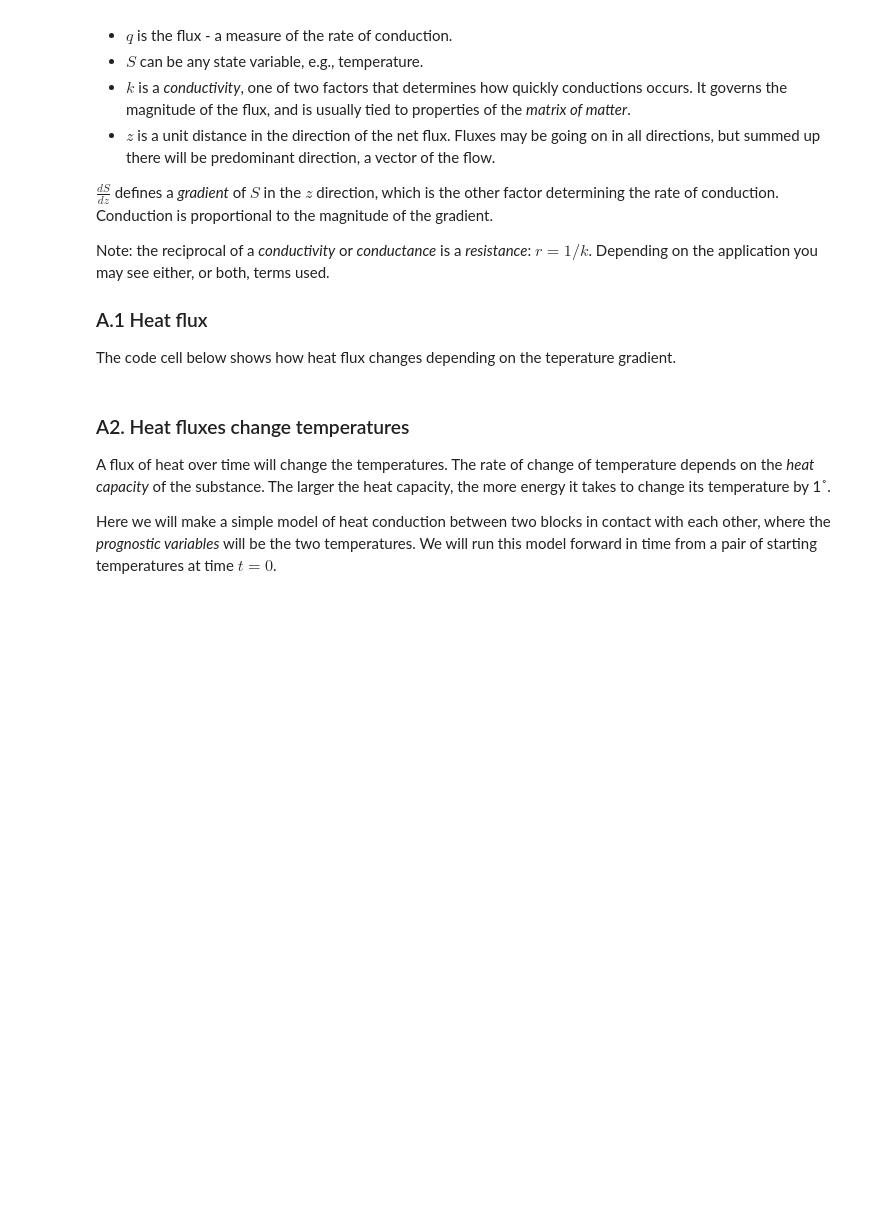
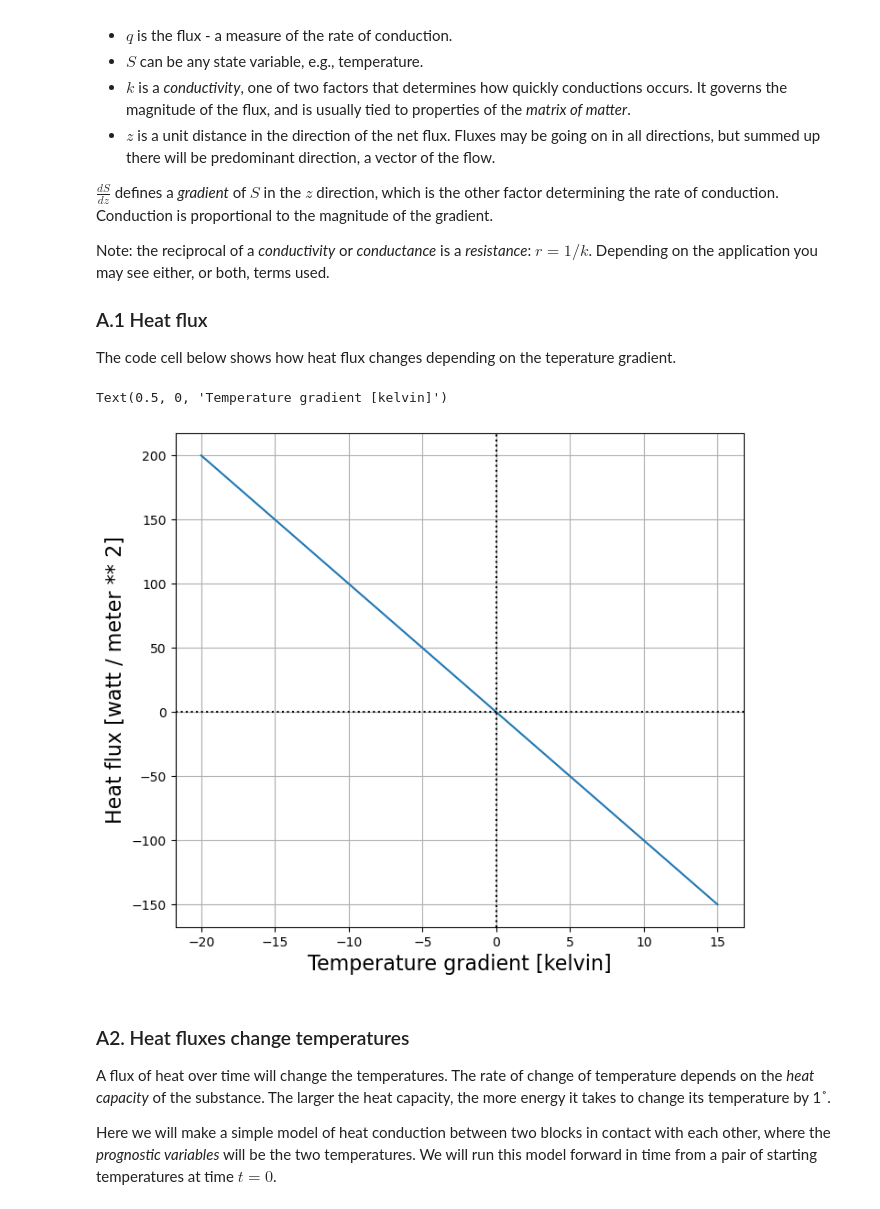
Before and after one commit to anlawyer/land-climate-interactions, a Jupyter notebook: HW1/CLIM614_HW_1.ipynb, the cells around one changed output. Cells and saved outputs as stored; diff of their text form; code cells hidden in the pictures; blank space fills up the shorter version.

```diff
--- a/HW1/CLIM614_HW_1.ipynb
+++ b/HW1/CLIM614_HW_1.ipynb
@@ -58,34 +58,37 @@ The code cell below shows how heat flux changes depending on the teperature grad
 # %%
 #########################################################
 #########################################################
 ### Parameters for this exercise:
 # Two temperatures. We'll set T2 to span a range...
 T1 = 295.0 * units.degree_Kelvin
-T2 = np.arange(275.0,310.1,1.0) * units.K
+T2 = np.arange(275.0, 310.1, 1.0) * units.K
 # Distance between the location of the centers of mass represented by T1 and T2
 dz = 10 * units.cm
 # Conductivity
-k  = 2.0 * units.watts / units.m / units.K
+k  = 1.0 * units.watts / units.m / units.K
 
-plot_scale = 1.0 #<<<< Plot scale (to easiy make your figure bigger or smaller)
+plot_scale = 1.0 # <<<< Plot scale (to easiy make your figure bigger or smaller)
 #########################################################
 #########################################################
 
 # A simple function to define a conduction
-def heat_flux(conductivity,distance,temperature1,temperature2):
+def heat_flux(conductivity, distance, temperature1, temperature2):
     return - conductivity * (temperature2 - temperature1) / distance
 
-q = heat_flux(k,dz,T1,T2) # Notice: the function can handle the fact that T2 is a series
+q = heat_flux(k, dz, T1, T2) # Notice: the function can handle the fact that T2 is a series
 q = q.to('W/m^2') # Convert to the units we expect, otherwise it gives us W/m/cm
 
 # Plot the function
-fig = plt.figure(figsize = (plot_scale*8,plot_scale*7))
-plt.plot(T2-T1,q) # Temperature difference on x-axis, heat flux on y-axis
+fig = plt.figure(figsize = (plot_scale*8, plot_scale*7))
+plt.plot(T2-T1, q) # Temperature difference on x-axis, heat flux on y-axis
 plt.grid()
-plt.axhline(y=0,ls=":",c="k")
-plt.axvline(x=0,ls=":",c="k")
-plt.ylabel("Heat flux ["+str(q.to('W/m^2')[0].units)+"]",fontsize=16) ;
-plt.xlabel("Temperature gradient ["+str(T1.units)+"]",fontsize=16) ;
+plt.axhline(y=0, ls=":", c="k")
+plt.axvline(x=0, ls=":", c="k")
+plt.ylabel("Heat flux ["+str(q.to('W/m^2')[0].units)+"]", fontsize=16)
+plt.xlabel("Temperature gradient ["+str(T1.units)+"]", fontsize=16)
+# %% [output]
+Text(0.5, 0, 'Temperature gradient [kelvin]')
+[figure, added]
 # %% [markdown]
 ### A2. Heat fluxes change temperatures
 
```
Also changed, not shown: parts of 3 cells of this notebook.
